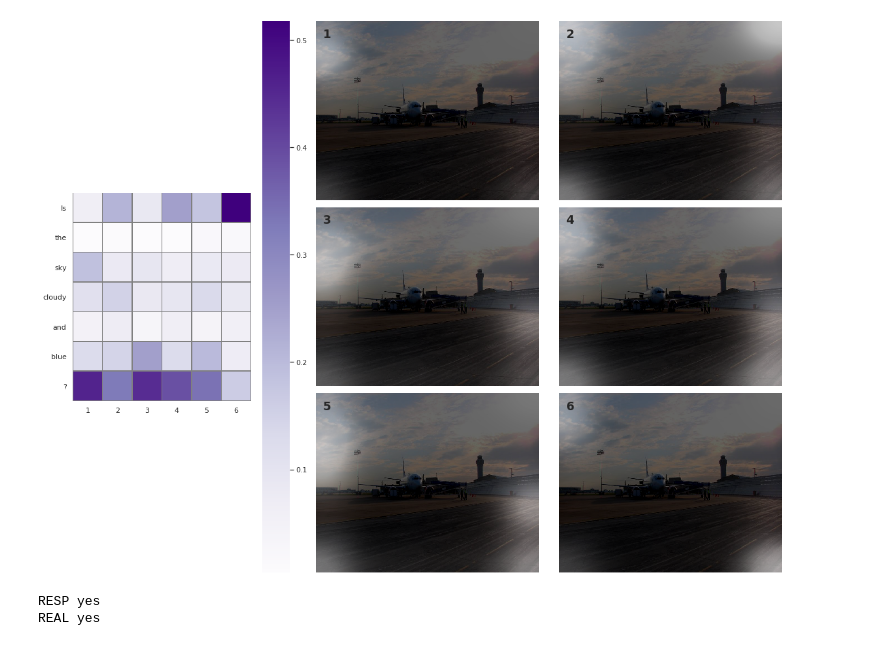
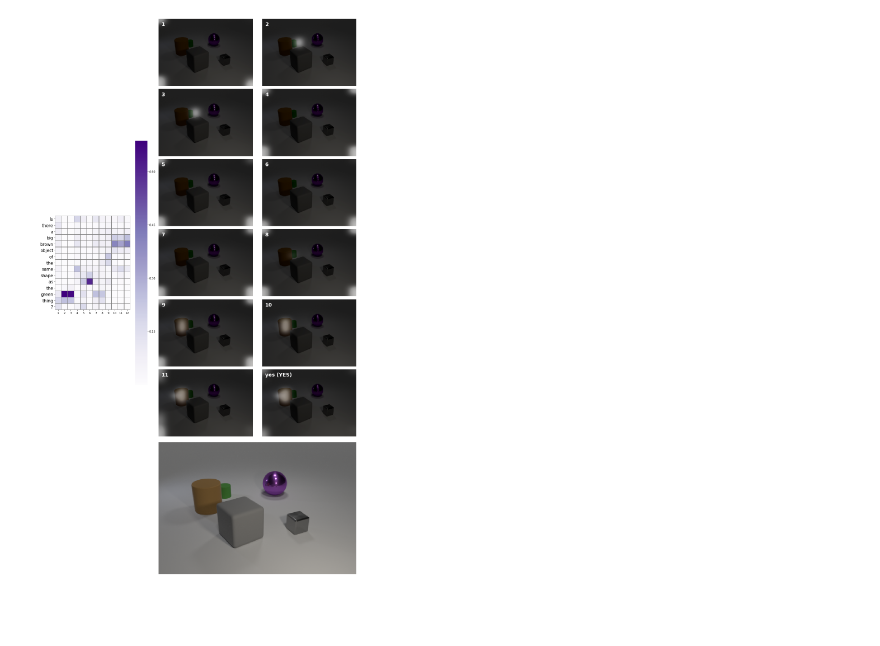
Before and after one commit to ialab-puc/FiLMac, a Jupyter notebook: visualize_attentions.ipynb, the cells around one changed output. Drawn from its saved outputs; the diff is of its cells as text; code cells hidden in the pictures; blank space fills up the shorter version.

Commit message:
visualize attentions

```diff
--- a/visualize_attentions.ipynb
+++ b/visualize_attentions.ipynb
@@ -261,2 +22,0 @@ import matplotlib.gridspec as gridspec
-# %%
-dataset_root = '/storage1/datasets/GQA/data'
@@ -413,15 +22,0 @@ model = model.cuda()
-# %%
-loader = DataLoader(ds, num_workers=1, batch_size=512, collate_fn=collate_fn, shuffle=True)
-
-all_gammas = []
-all_betas = []
-for i, b in tqdm(enumerate(loader), total=len(loader)):
-    with torch.no_grad():
-        mid_outputs, _ = mid_getter(b['image'].cuda(), b['question'].cuda(), b['question_length'])
-
-    all_gammas.append(torch.cat(mid_outputs['gammas']).cpu().numpy())
-    all_betas.append(torch.cat(mid_outputs['betas']).cpu().numpy())
-
-
-    if i >= 100:
-        break
@@ -535,13 +124,29 @@ for i, q in enumerate(ds.questions):
 # %%
-q_index = 121488
-b = collate_fn_gqa([ds[q_index]])
+q_index = 1
+
+if dataset == 'gqa':
+    b = collate_fn_gqa([ds[q_index]])
+    image_filename = ds.questions[q_index]['imageId'] + '.jpg'
+elif dataset == 'clevr':
+    b = collate_fn([ds[q_index]])
+    image_filename = os.path.join(split, ds.questions[q_index]['image_filename'])
+
 with torch.no_grad():
-    mid_outputs, output = mid_getter(b['image'], b['question'], b['question_length'])
+    mid_outputs, output = mid_getter(b['image'], b['question'], b['question_length'],)
 
-plot_word_img_attn(mid_outputs, q_index, split, ds, num_steps=__C.model.max_step)
-print('RESP', vocab['answer_idx_to_token'][output.argmax().item()])
-print('REAL', vocab['answer_idx_to_token'][b['answer'][0].item()])
+pred = vocab['answer_idx_to_token'][output.argmax().item()]
+gt = vocab['answer_idx_to_token'][b['answer'].item()]
+
+tokenized_questions = idxs_to_question(b['question'][0].numpy(), vocab['question_idx_to_token'])
+
+plot_word_img_attn(
+    mid_outputs,
+    num_steps,
+    tokenized_questions,
+    images_dir,
+    image_filename,
+    pred,
+    gt,
+)
 # %% [output]
-[figure, old version]
+[figure, new version]
-RESP yes
-REAL yes
```
Also changed, not shown: parts of 32 cells of this notebook, 3 other files.
